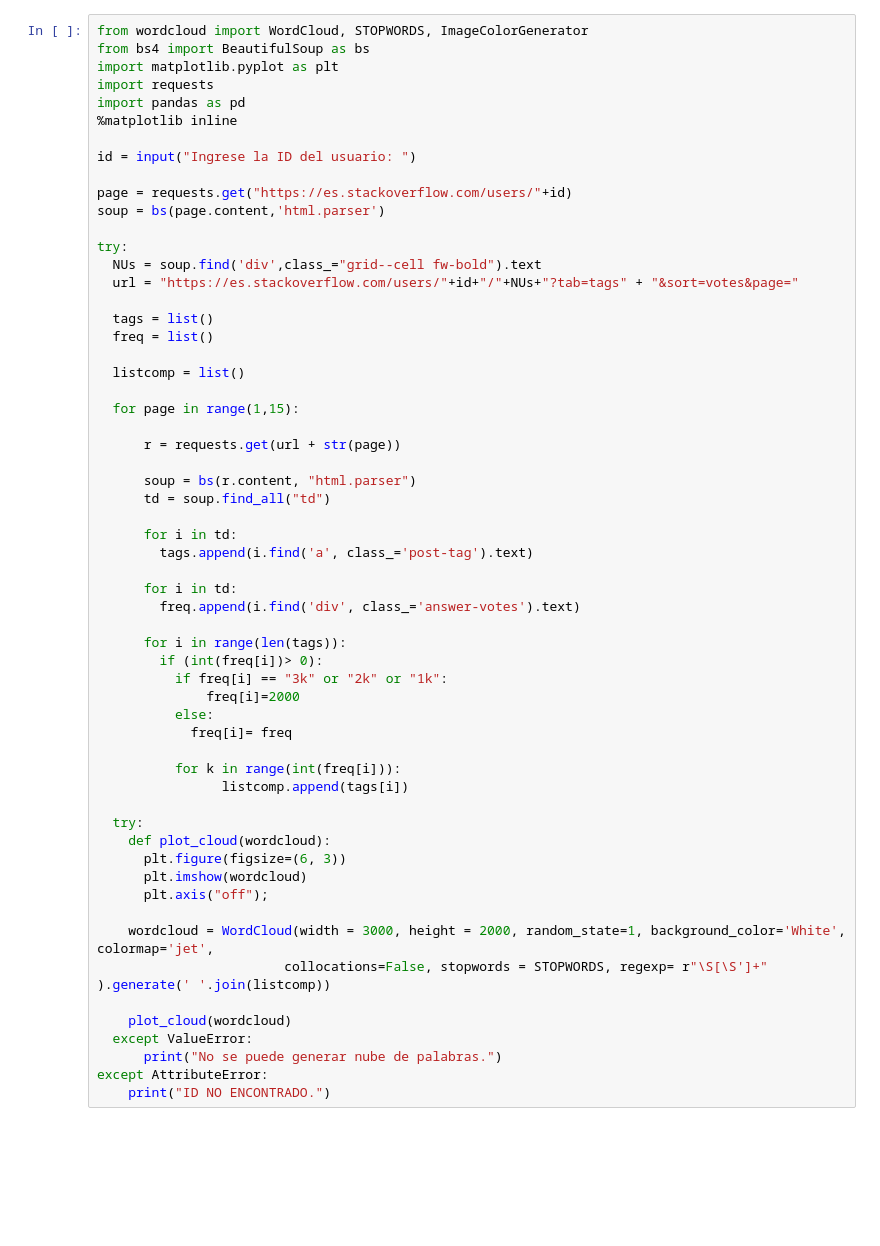
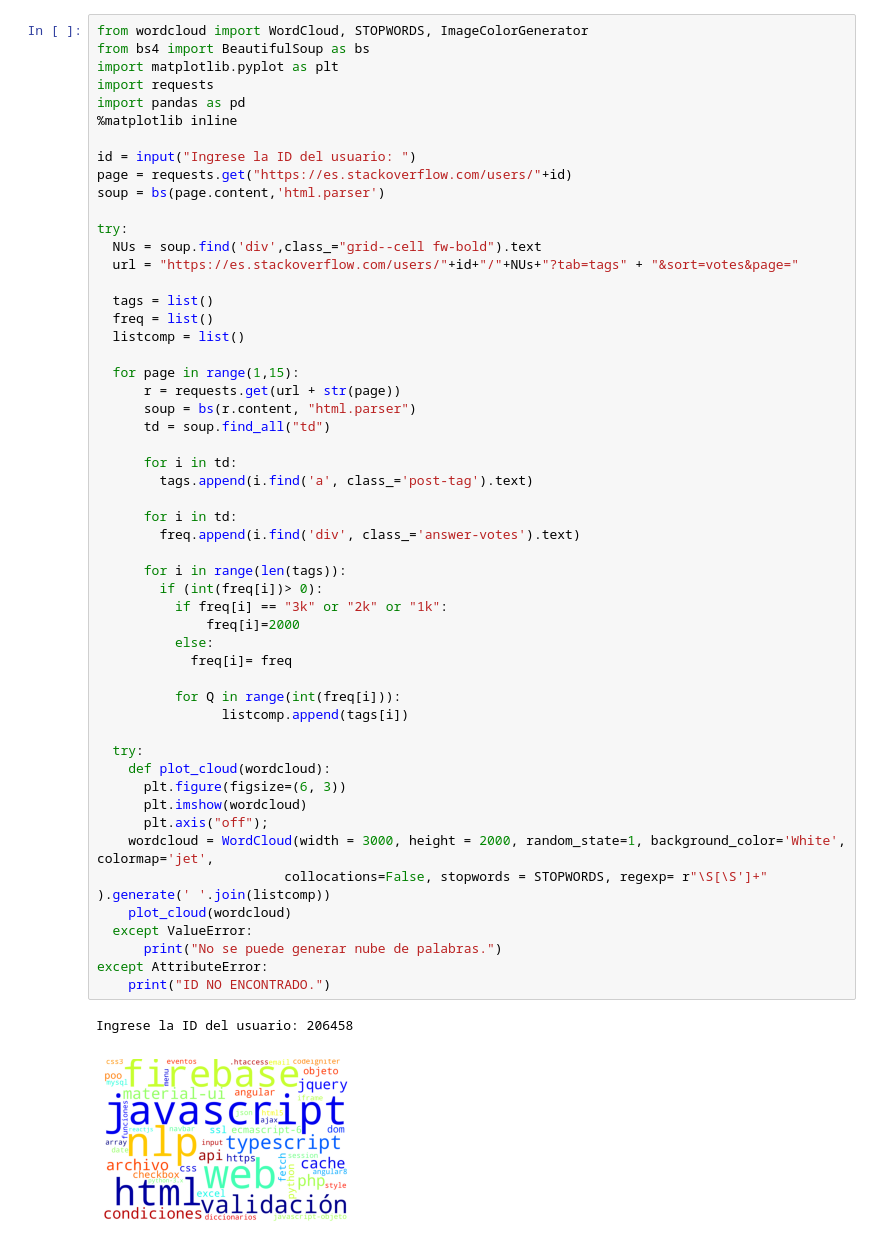
Before and after one commit to JeanCCA/Proyecto-parcial, a Jupyter notebook: Untitled2.ipynb, the cells around one changed output. Saved outputs shown, nothing was run; the diff lists cells and outputs as text; blank space fills up the shorter version.

```diff
--- a/Untitled2.ipynb
+++ b/Untitled2.ipynb
@@ -9,7 +9,6 @@ import pandas as pd
 %matplotlib inline
 
 id = input("Ingrese la ID del usuario: ")
-
 page = requests.get("https://es.stackoverflow.com/users/"+id)
 soup = bs(page.content,'html.parser')
 
@@ -19,43 +18,41 @@ try:
 
   tags = list()
   freq = list()
-
   listcomp = list()
 
   for page in range(1,15):
-
       r = requests.get(url + str(page))
-
       soup = bs(r.content, "html.parser")
       td = soup.find_all("td")
 
       for i in td:
         tags.append(i.find('a', class_='post-tag').text)
 
       for i in td:
         freq.append(i.find('div', class_='answer-votes').text)
 
       for i in range(len(tags)):
         if (int(freq[i])> 0):
           if freq[i] == "3k" or "2k" or "1k":
               freq[i]=2000
           else:
             freq[i]= freq
 
-          for k in range(int(freq[i])):
+          for Q in range(int(freq[i])):
                 listcomp.append(tags[i])
 
   try:
     def plot_cloud(wordcloud):
       plt.figure(figsize=(6, 3))
       plt.imshow(wordcloud)
       plt.axis("off");
-
     wordcloud = WordCloud(width = 3000, height = 2000, random_state=1, background_color='White', colormap='jet',
                         collocations=False, stopwords = STOPWORDS, regexp= r"\S[\S']+" ).generate(' '.join(listcomp))
-
     plot_cloud(wordcloud)
   except ValueError:
       print("No se puede generar nube de palabras.")
 except AttributeError:
     print("ID NO ENCONTRADO.")
+# %% [output]
+Ingrese la ID del usuario: 206458
+[figure, added]
```
